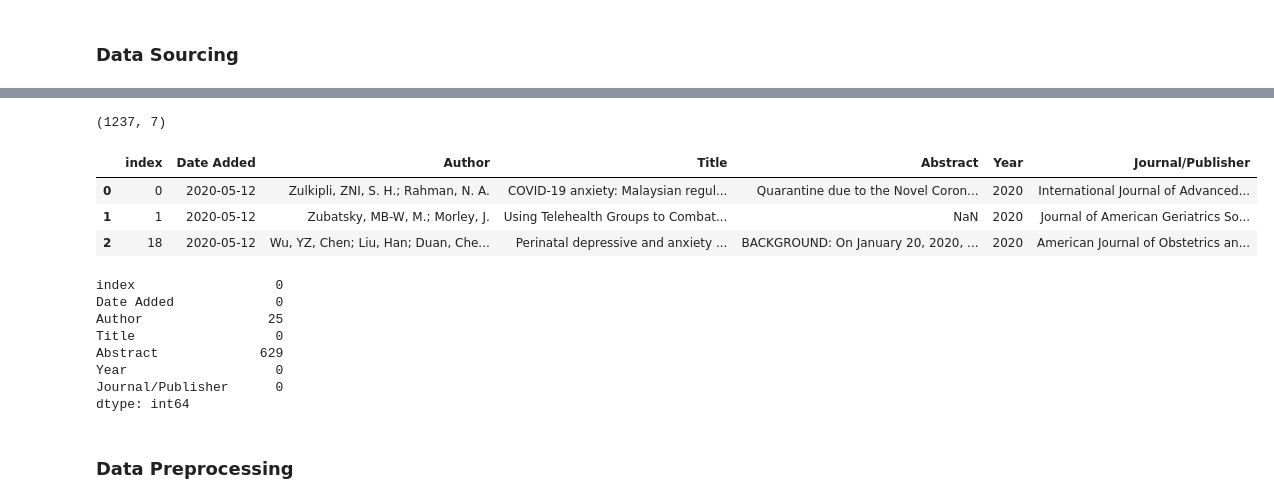
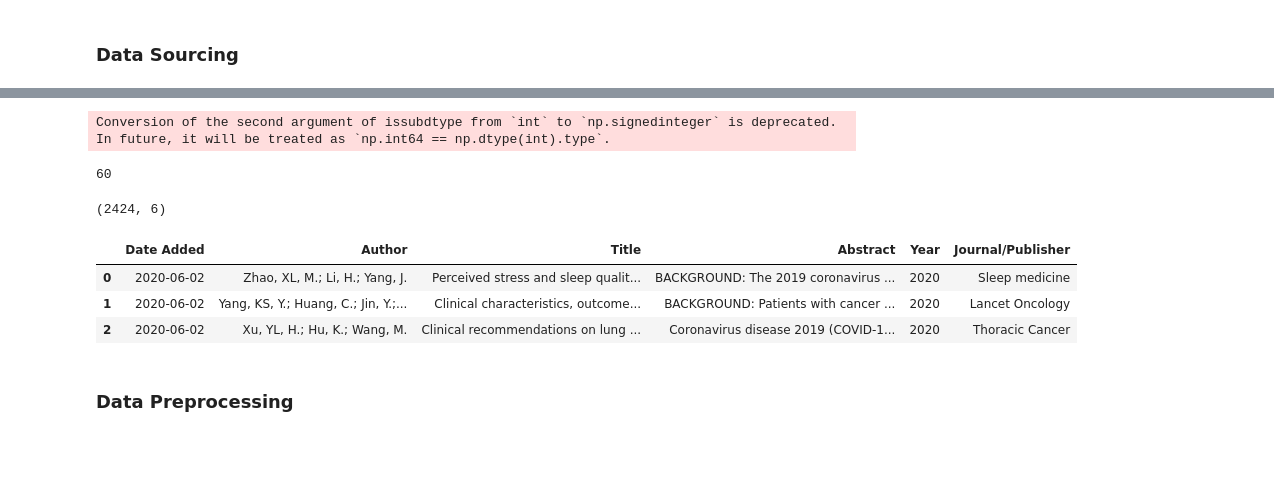
Before and after one commit to AnkitRajSri/Effects-of-Lockdown-on-Mental-Health, a Jupyter notebook: Healthcare_Data_Exploration.ipynb, the cells around one changed output, grey strips where cells are left out. Cells and saved outputs as stored; diff of their text form; code cells hidden in the pictures; blank space fills up the shorter version.

```diff
--- a/Healthcare_Data_Exploration.ipynb
+++ b/Healthcare_Data_Exploration.ipynb
@@ -77 +94,4 @@ Journal/Publisher       2
 dtype: int64
+# %%
+english_articles_data = english_articles_data[english_articles_data['Abstract'].notnull()]
+english_articles_data.shape
@@ -78,26 +110,29 @@ dtype: int64
 # %%
-list_of_words_to_focus = ['mental','health', 'hospital', 'healthcare','health care','psychology', 'psychological', 'anxiety', 'depression', 'suicide', 'phobia', 'stress']
+mental_health_keywords = ['mental', 'trauma', 'traumatic', 'therapy', 'therapist', 'psychology', 'psychological', 'anxiety', 'depression', 'suicide', 'phobia', 'stress']
+# %%
+words_to_focus = []
+words_to_focus = [w for w in mental_health_keywords]
+for word in mental_health_keywords:
+  similar_words_dict = wv300.most_similar(word)[:4]
+  similar_words = [w for w, p in similar_words_dict]
+  for w in similar_words:
+    words_to_focus.append(w)
+
+len(words_to_focus)
+# %% [output]
+Conversion of the second argument of issubdtype from `int` to `np.signedinteger` is deprecated. In future, it will be treated as `np.int64 == np.dtype(int).type`.
+60
 # %%
-health_data = english_articles_data.loc[english_articles_data['Title'].apply(lambda x: any([k in x.lower() for k in list_of_words_to_focus])), 'Date Added' : 'Journal/Publisher'].reset_index()
+health_data = english_articles_data.loc[english_articles_data['Abstract'].apply(lambda x: any([k in x.lower() for k in words_to_focus])), 'Date Added' : 'Journal/Publisher'].reset_index()
+health_data.drop(['index'], axis=1, inplace=True)
 print(health_data.shape)
 health_data.head(3)
 # %% [output]
-(1237, 7)
+(2424, 6)
-|  | index | Date Added | Author | Title | Abstract | Year | Journal/Publisher |
-| 0 | 0 | 2020-05-12 | Zulkipli, ZNI, S. H.; Rahman, N. A. | COVID-19 anxiety: Malaysian regul... | Quarantine due to the Novel Coron... | 2020 | International Journal of Advanced... |
-| 1 | 1 | 2020-05-12 | Zubatsky, MB-W, M.; Morley, J. | Using Telehealth Groups to Combat... | NaN | 2020 | Journal of American Geriatrics So... |
-| 2 | 18 | 2020-05-12 | Wu, YZ, Chen; Liu, Han; Duan, Che... | Perinatal depressive and anxiety ... | BACKGROUND: On January 20, 2020, ... | 2020 | American Journal of Obstetrics an... |
+|  | Date Added | Author | Title | Abstract | Year | Journal/Publisher |
+| 0 | 2020-06-02 | Zhao, XL, M.; Li, H.; Yang, J. | Perceived stress and sleep qualit... | BACKGROUND: The 2019 coronavirus ... | 2020 | Sleep medicine |
+| 1 | 2020-06-02 | Yang, KS, Y.; Huang, C.; Jin, Y.;... | Clinical characteristics, outcome... | BACKGROUND: Patients with cancer ... | 2020 | Lancet Oncology |
+| 2 | 2020-06-02 | Xu, YL, H.; Hu, K.; Wang, M. | Clinical recommendations on lung ... | Coronavirus disease 2019 (COVID-1... | 2020 | Thoracic Cancer |
-# %%
-health_data.isna().sum()
-# %% [output]
-index                  0
-Date Added             0
-Author                25
-Title                  0
-Abstract             629
-Year                   0
-Journal/Publisher      0
-dtype: int64
 # %% [markdown]
 ### Data Preprocessing
 # %%
```
Also changed, not shown: parts of 50 cells of this notebook.
